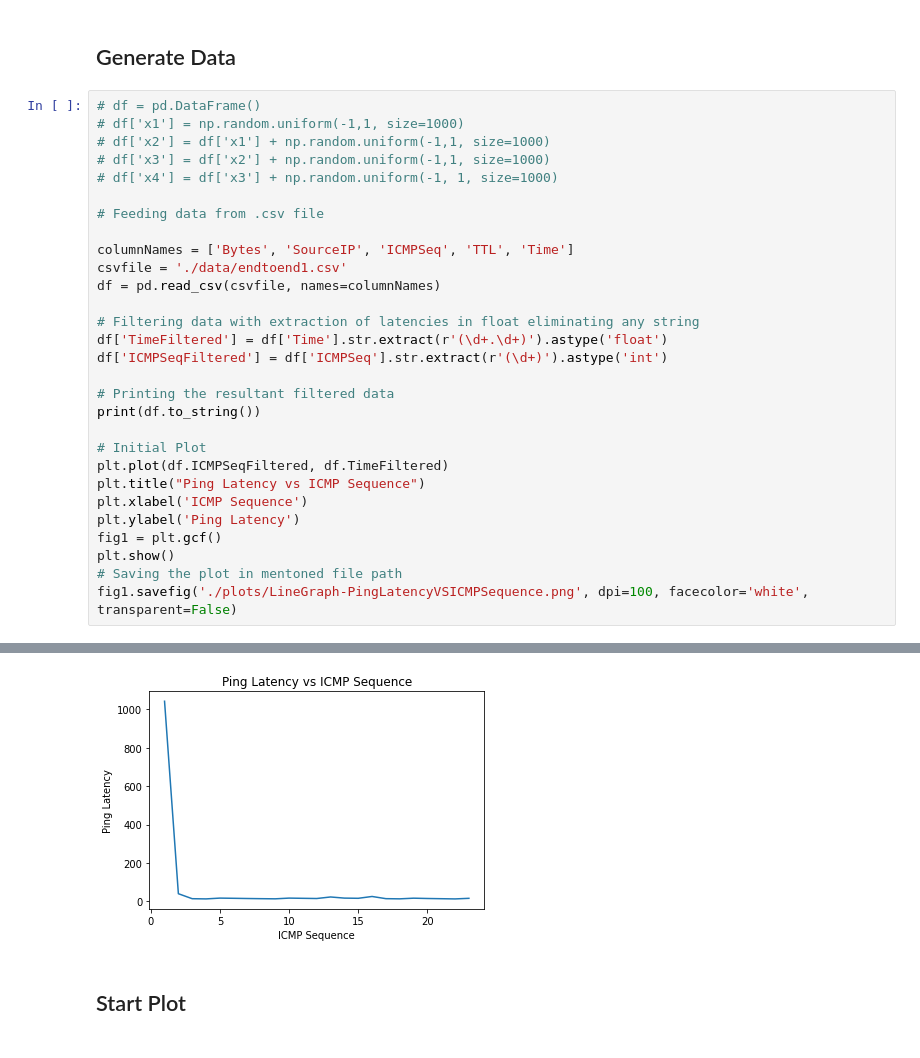
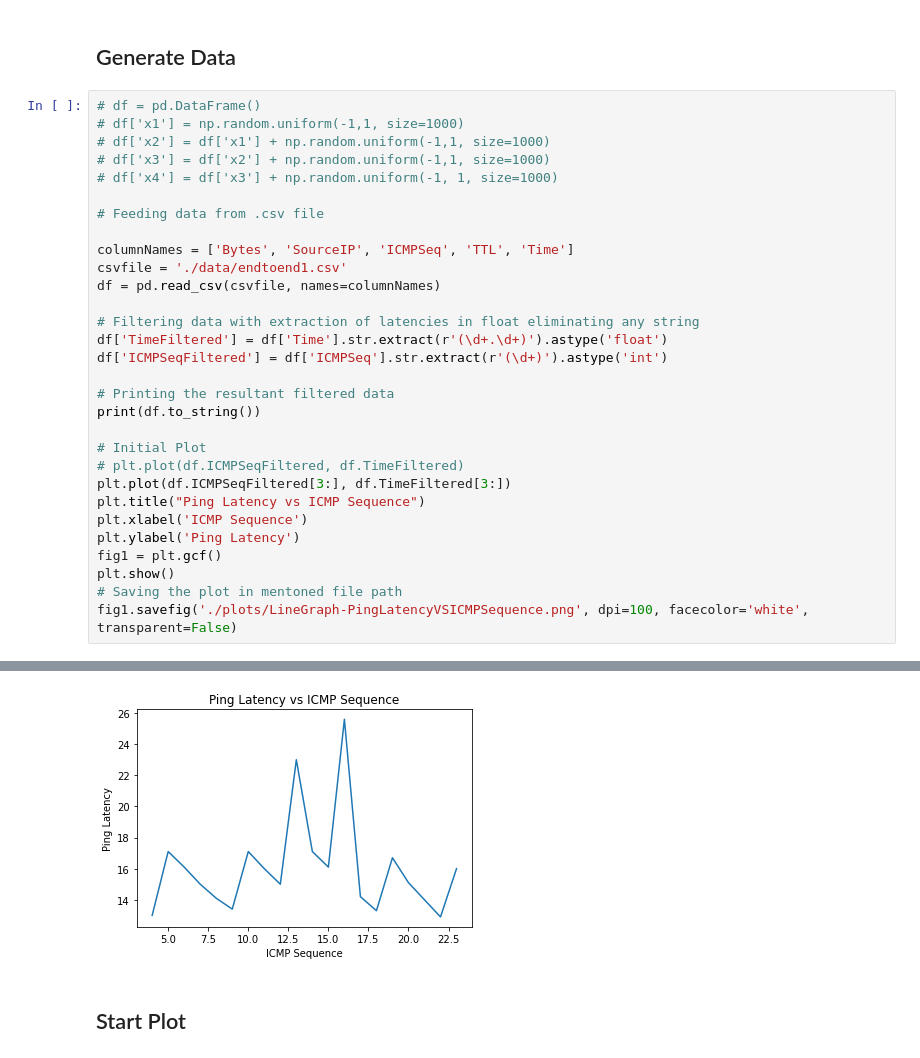
Before and after one commit to Niladri45/github2, a Jupyter notebook: ModelEndToEnd.ipynb, the cells around one changed output, grey strips where cells are left out. Cells and saved outputs as stored; diff of their text form.

```diff
--- a/ModelEndToEnd.ipynb
+++ b/ModelEndToEnd.ipynb
@@ -28,35 +28,36 @@ df['ICMPSeqFiltered'] = df['ICMPSeq'].str.extract(r'(\d+)').astype('int')
 
 # Printing the resultant filtered data
 print(df.to_string())
 
 # Initial Plot
-plt.plot(df.ICMPSeqFiltered, df.TimeFiltered)
+# plt.plot(df.ICMPSeqFiltered, df.TimeFiltered)
+plt.plot(df.ICMPSeqFiltered[3:], df.TimeFiltered[3:])
 plt.title("Ping Latency vs ICMP Sequence")
 plt.xlabel('ICMP Sequence')
 plt.ylabel('Ping Latency')
 fig1 = plt.gcf()
 plt.show()
 # Saving the plot in mentoned file path
 fig1.savefig('./plots/LineGraph-PingLatencyVSICMPSequence.png', dpi=100, facecolor='white', transparent=False)
 # %% [output]
        Bytes            SourceIP       ICMPSeq       TTL           Time  TimeFiltered  ICMPSeqFiltered
 0   64 bytes   from 192.168.4.2:    icmp_seq=1   ttl=255   time=1042 ms        1042.0                1
 1   64 bytes   from 192.168.4.2:    icmp_seq=2   ttl=255   time=40.0 ms          40.0                2
 2   64 bytes   from 192.168.4.2:    icmp_seq=3   ttl=255   time=14.0 ms          14.0                3
 3   64 bytes   from 192.168.4.2:    icmp_seq=4   ttl=255   time=13.0 ms          13.0                4
 4   64 bytes   from 192.168.4.2:    icmp_seq=5   ttl=255   time=17.1 ms          17.1                5
 5   64 bytes   from 192.168.4.2:    icmp_seq=6   ttl=255   time=16.1 ms          16.1                6
 6   64 bytes   from 192.168.4.2:    icmp_seq=7   ttl=255   time=15.0 ms          15.0                7
 7   64 bytes   from 192.168.4.2:    icmp_seq=8   ttl=255   time=14.1 ms          14.1                8
 8   64 bytes   from 192.168.4.2:    icmp_seq=9   ttl=255   time=13.4 ms          13.4                9
 9   64 bytes   from 192.168.4.2:   icmp_seq=10   ttl=255   time=17.1 ms          17.1               10
 10  64 bytes   from 192.168.4.2:   icmp_seq=11   ttl=255   time=16.0 ms          16.0               11
 ... (8 lines left out)
 19  64 bytes   from 192.168.4.2:   icmp_seq=20   ttl=255   time=15.1 ms          15.1               20
 20  64 bytes   from 192.168.4.2:   icmp_seq=21   ttl=255   time=14.0 ms          14.0               21
 21  64 bytes   from 192.168.4.2:   icmp_seq=22   ttl=255   time=12.9 ms          12.9               22
 22  64 bytes   from 192.168.4.2:   icmp_seq=23   ttl=255   time=16.0 ms          16.0               23
-[figure, old version]
+[figure, new version]
 # %% [markdown]
 ## Start Plot
 # %%
```
Also changed, not shown: parts of 1 cell of this notebook.
